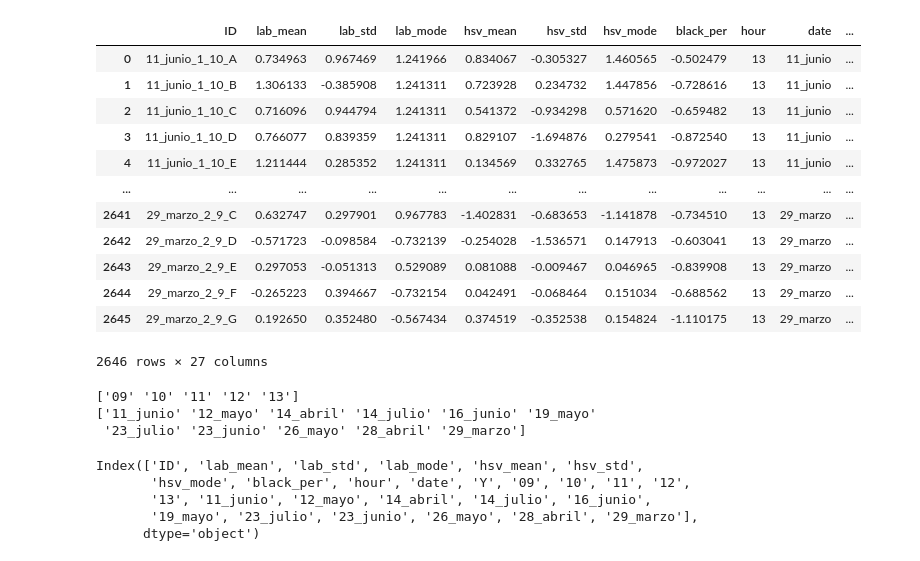
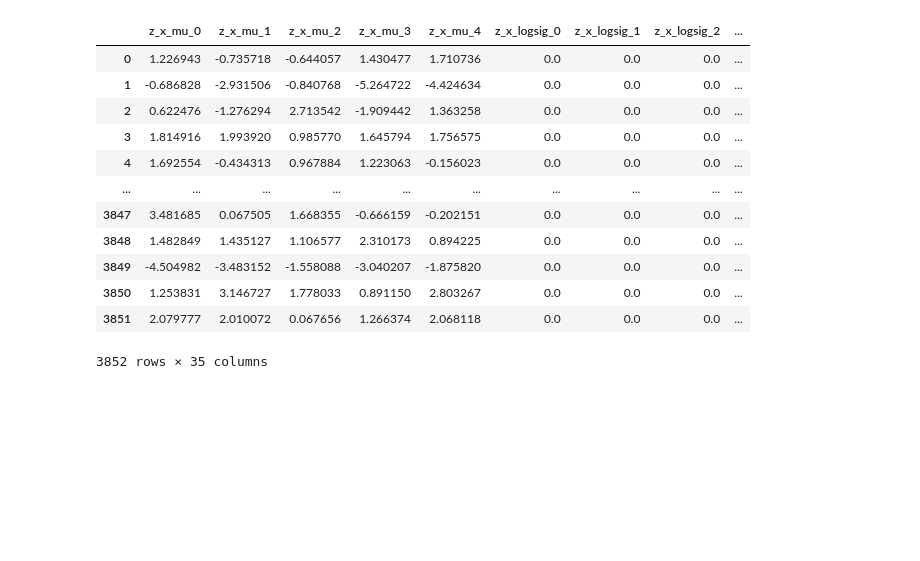
Before and after one commit to Abdigal1/paltas_repo, a Jupyter notebook: Models_3/Untitled.ipynb, the cells around one changed output. Cells and saved outputs as stored; diff of their text form; code cells hidden in the pictures; blank space fills up the shorter version.

```diff
--- a/Models_3/Untitled.ipynb
+++ b/Models_3/Untitled.ipynb
@@ -7,6 +7,7 @@ import numpy as np
 #import skimage
 import matplotlib.pyplot as plt
 #from meta_load import *
+import pickle
 
 sys.path.append(os.path.join("..",'Data_prep'))
 sys.path.append(os.path.join("..",'Models2'))
@@ -16,13 +17,10 @@ import pandas as pd
 import matplotlib.pyplot as plt
 
 #DB="/run/user/1000/gvfs/afp-volume:host=MyCloudPR4100.local,user=admin,volume=Paltas_DataBase/Data_Base"
-DBd="//MYCLOUDPR4100/Paltas_DataBase/Data_Base"
-DB="//MYCLOUDPR4100/Paltas_DataBase"
+#DBd="//MYCLOUDPR4100/Paltas_DataBase/Data_Base"
+#DB="//MYCLOUDPR4100/Paltas_DataBase"
+DB="/home/liiarpi-01/proyectopaltas/Local_data_base/Data_Base_v2"
+meta_dir="/home/liiarpi-01/proyectopaltas/Local_data_base/metadata_GMVAE_A1_2"
 #d_t=transforms.Compose([phantom_segmentation(False)])
 
-datar=Dataset_direct(root_dir=DBd,ImType=['PhantomRGB'],Intersec=False,retrieve_img=False)
+datar=Dataset_direct(root_dir=DB,ImType=['PhantomRGB'],Intersec=False,retrieve_img=False)
-# %%
-os.listdir(os.path.join(DB,"metadata"))
-meta=['bl_per_wmask_phantom','stat_val_hsv_wmask_phantom','stat_val_lab_wmask_phantom']
-ddlist=np.array(os.listdir(os.path.join(DB,"metadata",meta[0])))
-dlist=np.vectorize(lambda d:d.split(".")[0])(ddlist)
@@ -101,33 +26,0 @@ data
-# %%
-#Encode time and day
-data=pd.concat([data,pd.get_dummies(data['hour'],columns='hour'),pd.get_dummies(data['date'],columns='date')],axis=1)
-data
-# %% [output]
-|  | ID | lab_mean | lab_std | lab_mode | hsv_mean | hsv_std | hsv_mode | black_per | hour | date | ... |
-| 0 | 11_junio_1_10_A | 0.734963 | 0.967469 | 1.241966 | 0.834067 | -0.305327 | 1.460565 | -0.502479 | 13 | 11_junio | ... |
-| 1 | 11_junio_1_10_B | 1.306133 | -0.385908 | 1.241311 | 0.723928 | 0.234732 | 1.447856 | -0.728616 | 13 | 11_junio | ... |
-| 2 | 11_junio_1_10_C | 0.716096 | 0.944794 | 1.241311 | 0.541372 | -0.934298 | 0.571620 | -0.659482 | 13 | 11_junio | ... |
-| 3 | 11_junio_1_10_D | 0.766077 | 0.839359 | 1.241311 | 0.829107 | -1.694876 | 0.279541 | -0.872540 | 13 | 11_junio | ... |
-| 4 | 11_junio_1_10_E | 1.211444 | 0.285352 | 1.241311 | 0.134569 | 0.332765 | 1.475873 | -0.972027 | 13 | 11_junio | ... |
-| ... | ... | ... | ... | ... | ... | ... | ... | ... | ... | ... | ... |
-| 2641 | 29_marzo_2_9_C | 0.632747 | 0.297901 | 0.967783 | -1.402831 | -0.683653 | -1.141878 | -0.734510 | 13 | 29_marzo | ... |
-| 2642 | 29_marzo_2_9_D | -0.571723 | -0.098584 | -0.732139 | -0.254028 | -1.536571 | 0.147913 | -0.603041 | 13 | 29_marzo | ... |
-| 2643 | 29_marzo_2_9_E | 0.297053 | -0.051313 | 0.529089 | 0.081088 | -0.009467 | 0.046965 | -0.839908 | 13 | 29_marzo | ... |
-| 2644 | 29_marzo_2_9_F | -0.265223 | 0.394667 | -0.732154 | 0.042491 | -0.068464 | 0.151034 | -0.688562 | 13 | 29_marzo | ... |
-| 2645 | 29_marzo_2_9_G | 0.192650 | 0.352480 | -0.567434 | 0.374519 | -0.352538 | 0.154824 | -1.110175 | 13 | 29_marzo | ... |
-2646 rows × 27 columns
-# %%
-hour_cl=np.unique(np.array(data['hour']))
-print(hour_cl)
-day_cl=np.unique(np.array(data['date']))
-print(day_cl)
-data.columns
-# %% [output]
-['09' '10' '11' '12' '13']
-['11_junio' '12_mayo' '14_abril' '14_julio' '16_junio' '19_mayo'
- '23_julio' '23_junio' '26_mayo' '28_abril' '29_marzo']
-Index(['ID', 'lab_mean', 'lab_std', 'lab_mode', 'hsv_mean', 'hsv_std',
-       'hsv_mode', 'black_per', 'hour', 'date', 'Y', '09', '10', '11', '12',
-       '13', '11_junio', '12_mayo', '14_abril', '14_julio', '16_junio',
-       '19_mayo', '23_julio', '23_junio', '26_mayo', '28_abril', '29_marzo'],
-      dtype='object')
@@ -134,2 +56,20 @@ Index(['ID', 'lab_mean', 'lab_std', 'lab_mode', 'hsv_mean', 'hsv_std',
+# %%
+mDF=get_dataframe(metad_dict)
+data=mDF
+mDF
+# %% [output]
+|  | z_x_mu_0 | z_x_mu_1 | z_x_mu_2 | z_x_mu_3 | z_x_mu_4 | z_x_logsig_0 | z_x_logsig_1 | z_x_logsig_2 | ... |
+| 0 | 1.226943 | -0.735718 | -0.644057 | 1.430477 | 1.710736 | 0.0 | 0.0 | 0.0 | ... |
+| 1 | -0.686828 | -2.931506 | -0.840768 | -5.264722 | -4.424634 | 0.0 | 0.0 | 0.0 | ... |
+| 2 | 0.622476 | -1.276294 | 2.713542 | -1.909442 | 1.363258 | 0.0 | 0.0 | 0.0 | ... |
+| 3 | 1.814916 | 1.993920 | 0.985770 | 1.645794 | 1.756575 | 0.0 | 0.0 | 0.0 | ... |
+| 4 | 1.692554 | -0.434313 | 0.967884 | 1.223063 | -0.156023 | 0.0 | 0.0 | 0.0 | ... |
+| ... | ... | ... | ... | ... | ... | ... | ... | ... | ... |
+| 3847 | 3.481685 | 0.067505 | 1.668355 | -0.666159 | -0.202151 | 0.0 | 0.0 | 0.0 | ... |
+| 3848 | 1.482849 | 1.435127 | 1.106577 | 2.310173 | 0.894225 | 0.0 | 0.0 | 0.0 | ... |
+| 3849 | -4.504982 | -3.483152 | -1.558088 | -3.040207 | -1.875820 | 0.0 | 0.0 | 0.0 | ... |
+| 3850 | 1.253831 | 3.146727 | 1.778033 | 0.891150 | 2.803267 | 0.0 | 0.0 | 0.0 | ... |
+| 3851 | 2.079777 | 2.010072 | 0.067656 | 1.266374 | 2.068118 | 0.0 | 0.0 | 0.0 | ... |
+3852 rows × 35 columns
 # %%
 #Clasificación para detección de deficiencia hidrica
```
Also changed, not shown: parts of 21 cells of this notebook, 5 other files.
